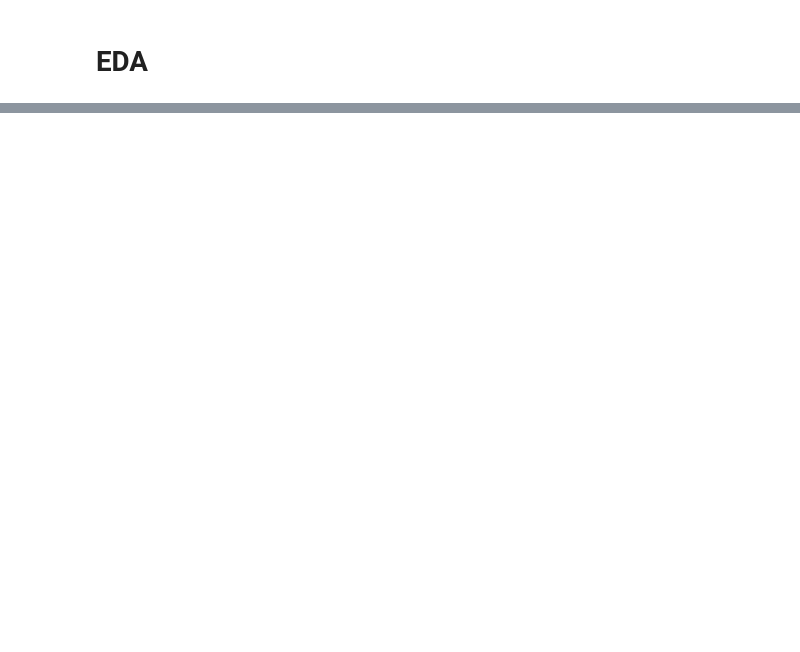
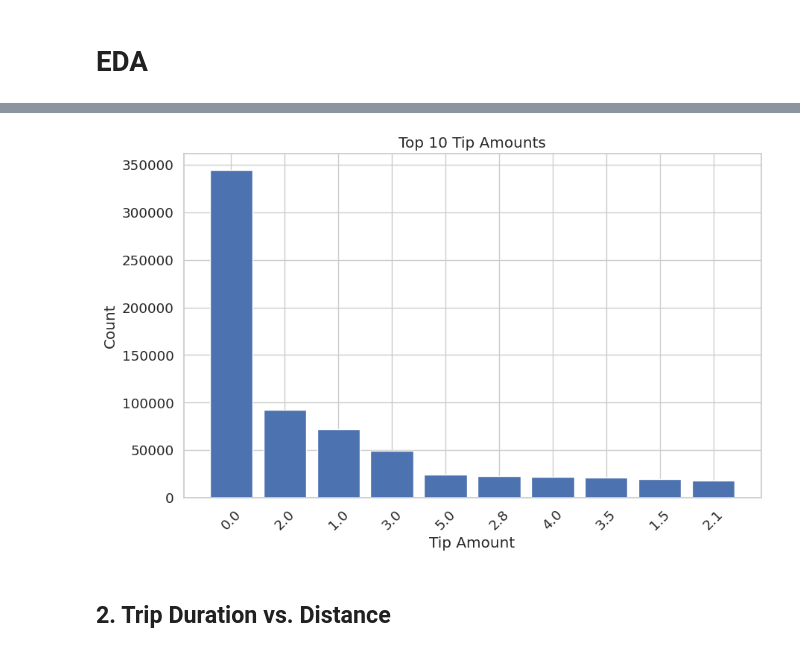
Before and after one commit to jmayank23/YellowTaxiAnalysis, a Jupyter notebook: EDA.ipynb, the cells around one changed output, grey strips where cells are left out. Saved outputs shown, nothing was run; the diff lists cells and outputs as text; code cells hidden in the pictures; blank space fills up the shorter version.

```diff
--- a/EDA.ipynb
+++ b/EDA.ipynb
@@ -103,0 +386,17 @@ df.describe().show()
+# %%
+# Grouping by 'tip_amount' and counting occurrences
+grouped_df = filtered_pandas_df.groupby('tip_amount').size().reset_index(name='count')
+
+# Sorting by count in descending order and keeping the top 10
+top_10 = grouped_df.sort_values(by='count', ascending=False).head(10)
+
+# Plotting the top 10
+plt.figure(figsize=(10, 6))
+plt.bar(top_10['tip_amount'].astype(str), top_10['count'])
+plt.xlabel('Tip Amount')
+plt.ylabel('Count')
+plt.title('Top 10 Tip Amounts')
+plt.xticks(rotation=45)
+plt.show()
+# %% [output]
+[figure, added]
@@ -103,0 +450,2 @@ df.describe().show()
+# %% [markdown]
+## 2. Trip Duration vs. Distance
```
Also changed, not shown: parts of 68 cells of this notebook, 3 other files.
